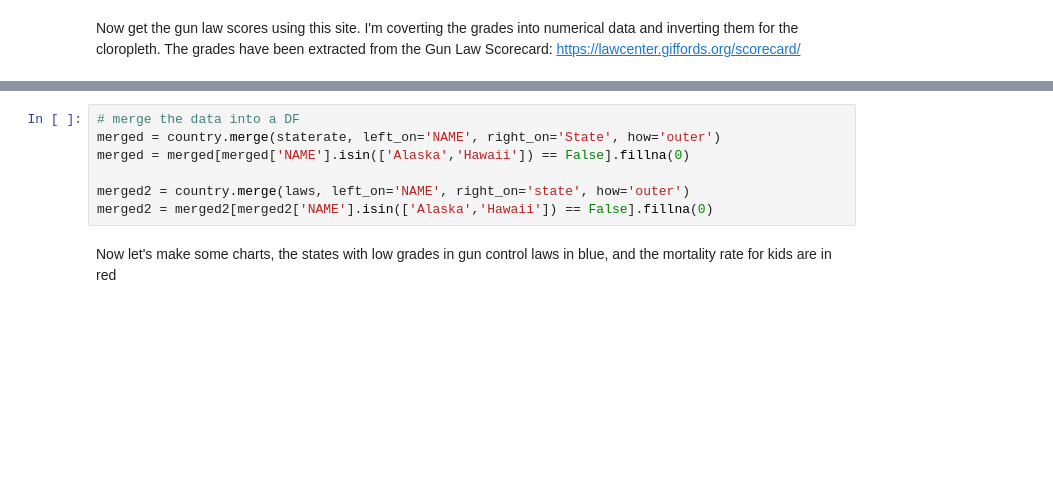
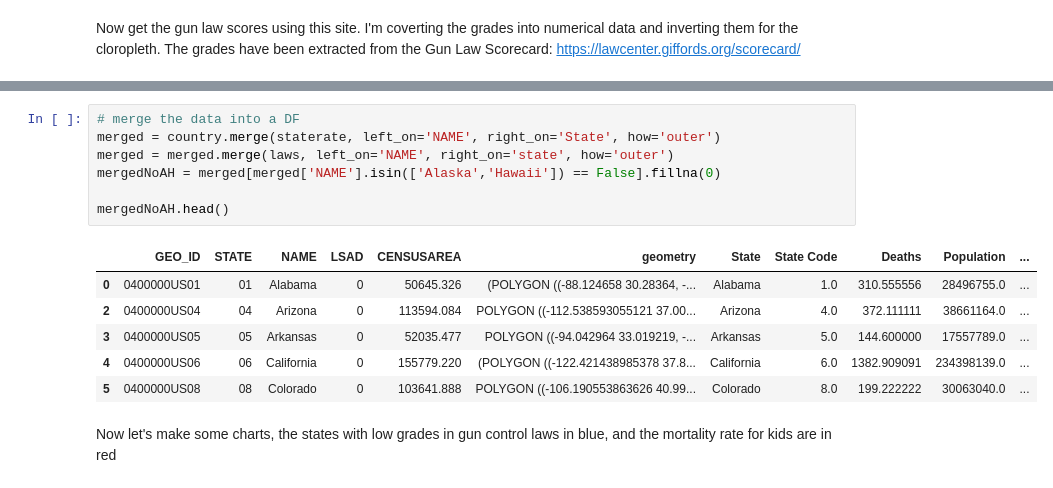
Before and after one commit to ryanamundson1/gcolab, a Jupyter notebook: bivariate_cloropleth.ipynb, the cells around one changed output, grey strips where cells are left out. Saved outputs shown, nothing was run; the diff lists cells and outputs as text; blank space fills up the shorter version.

```diff
--- a/bivariate_cloropleth.ipynb
+++ b/bivariate_cloropleth.ipynb
@@ -72,10 +73,17 @@ laws.head()
 # %%
 # merge the data into a DF
 merged = country.merge(staterate, left_on='NAME', right_on='State', how='outer')
-merged = merged[merged['NAME'].isin(['Alaska','Hawaii']) == False].fillna(0)
+merged = merged.merge(laws, left_on='NAME', right_on='state', how='outer')
+mergedNoAH = merged[merged['NAME'].isin(['Alaska','Hawaii']) == False].fillna(0)
 
-merged2 = country.merge(laws, left_on='NAME', right_on='state', how='outer')
-merged2 = merged2[merged2['NAME'].isin(['Alaska','Hawaii']) == False].fillna(0)
+mergedNoAH.head()
+# %% [output]
+|  | GEO_ID | STATE | NAME | LSAD | CENSUSAREA | geometry | State | State Code | Deaths | Population | ... |
+| 0 | 0400000US01 | 01 | Alabama | 0 | 50645.326 | (POLYGON ((-88.124658 30.28364, -... | Alabama | 1.0 | 310.555556 | 28496755.0 | ... |
+| 2 | 0400000US04 | 04 | Arizona | 0 | 113594.084 | POLYGON ((-112.538593055121 37.00... | Arizona | 4.0 | 372.111111 | 38661164.0 | ... |
+| 3 | 0400000US05 | 05 | Arkansas | 0 | 52035.477 | POLYGON ((-94.042964 33.019219, -... | Arkansas | 5.0 | 144.600000 | 17557789.0 | ... |
+| 4 | 0400000US06 | 06 | California | 0 | 155779.220 | (POLYGON ((-122.421438985378 37.8... | California | 6.0 | 1382.909091 | 234398139.0 | ... |
+| 5 | 0400000US08 | 08 | Colorado | 0 | 103641.888 | POLYGON ((-106.190553863626 40.99... | Colorado | 8.0 | 199.222222 | 30063040.0 | ... |
 # %% [markdown]
 Now let's make some charts, the states with low grades in gun control laws in blue, and the mortality rate for kids are in red
 # %%
```
Also changed, not shown: parts of 4 cells of this notebook.
